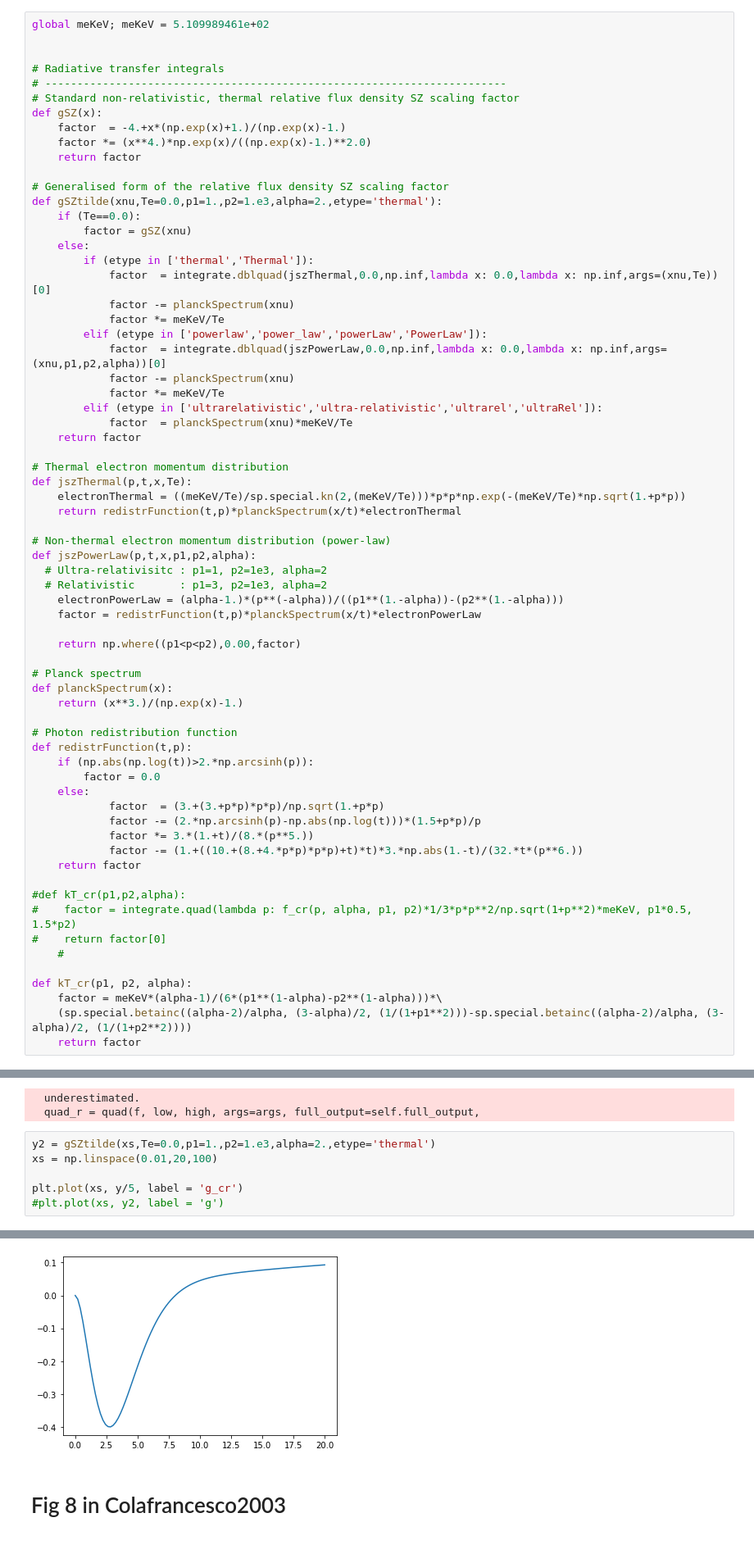
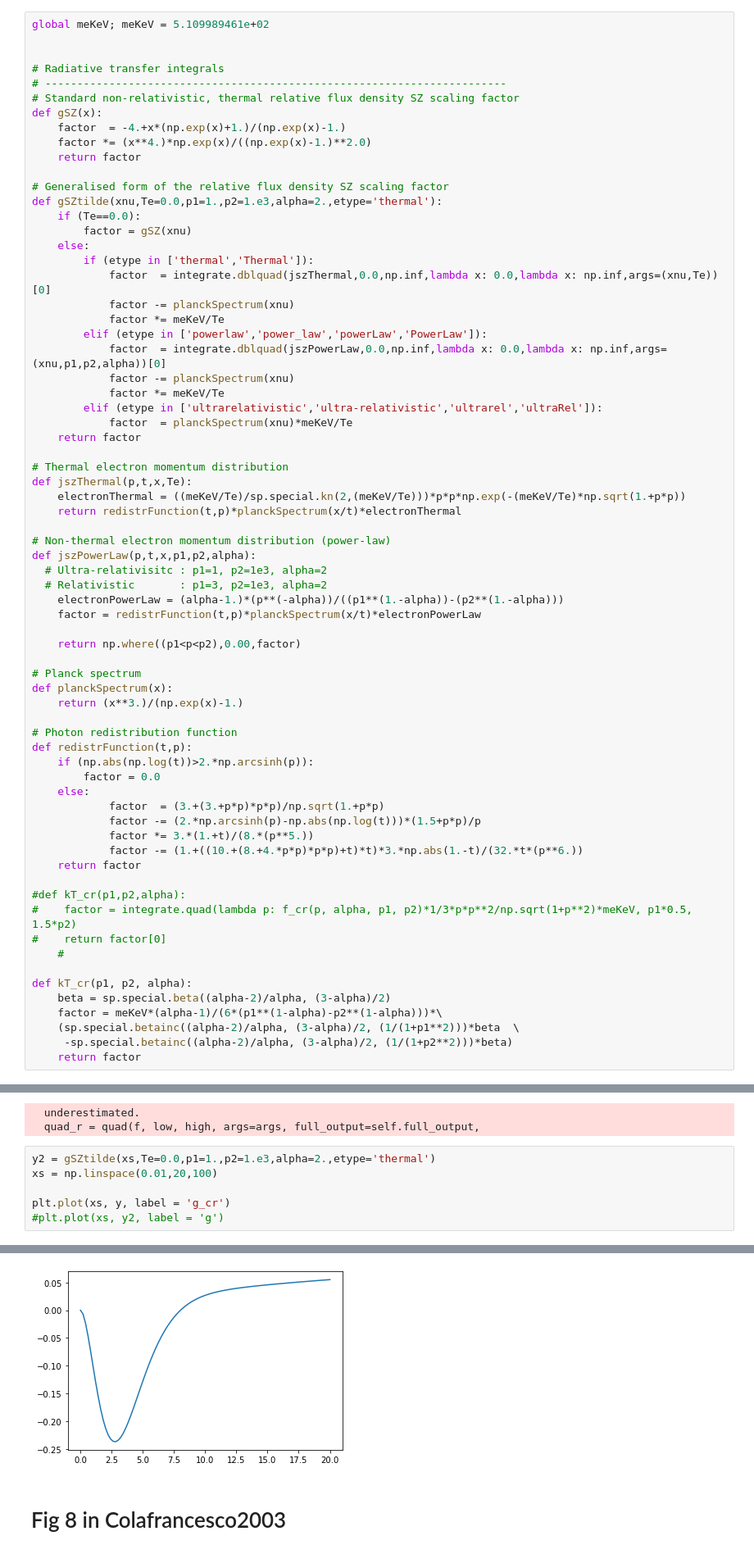
Before and after one commit to MUSTANG-SZ/WITCH, a Jupyter notebook: sup-factor.ipynb, the cells around one changed output, grey strips where cells are left out. Shown: that part at 82% size. Saved outputs shown, nothing was run; the diff lists cells and outputs as text.

```diff
--- a/sup-factor.ipynb
+++ b/sup-factor.ipynb
@@ -71,8 +71,10 @@ def redistrFunction(t,p):
     #
 
 def kT_cr(p1, p2, alpha):
+    beta = sp.special.beta((alpha-2)/alpha, (3-alpha)/2)
     factor = meKeV*(alpha-1)/(6*(p1**(1-alpha)-p2**(1-alpha)))*\
-    (sp.special.betainc((alpha-2)/alpha, (3-alpha)/2, (1/(1+p1**2)))-sp.special.betainc((alpha-2)/alpha, (3-alpha)/2, (1/(1+p2**2))))
+    (sp.special.betainc((alpha-2)/alpha, (3-alpha)/2, (1/(1+p1**2)))*beta  \
+     -sp.special.betainc((alpha-2)/alpha, (3-alpha)/2, (1/(1+p2**2)))*beta)
     return factor
 # %%
 #In the below functions, t is the photon frequency shift factor and T is the temperature
@@ -325,12 +327,12 @@ for i, x in enumerate(xs):
 # %%
 y2 = gSZtilde(xs,Te=0.0,p1=1.,p2=1.e3,alpha=2.,etype='thermal')
 xs = np.linspace(0.01,20,100)
 
-plt.plot(xs, y/5, label = 'g_cr')
+plt.plot(xs, y, label = 'g_cr')
 #plt.plot(xs, y2, label = 'g')
 # %% [output]
 [<matplotlib.lines.Line2D at 0x...>]
-[figure, old version]
+[figure, new version]
 # %% [markdown]
 # Fig 8 in Colafrancesco2003
 # %%
```
Also changed, not shown: parts of 1 cell of this notebook.
